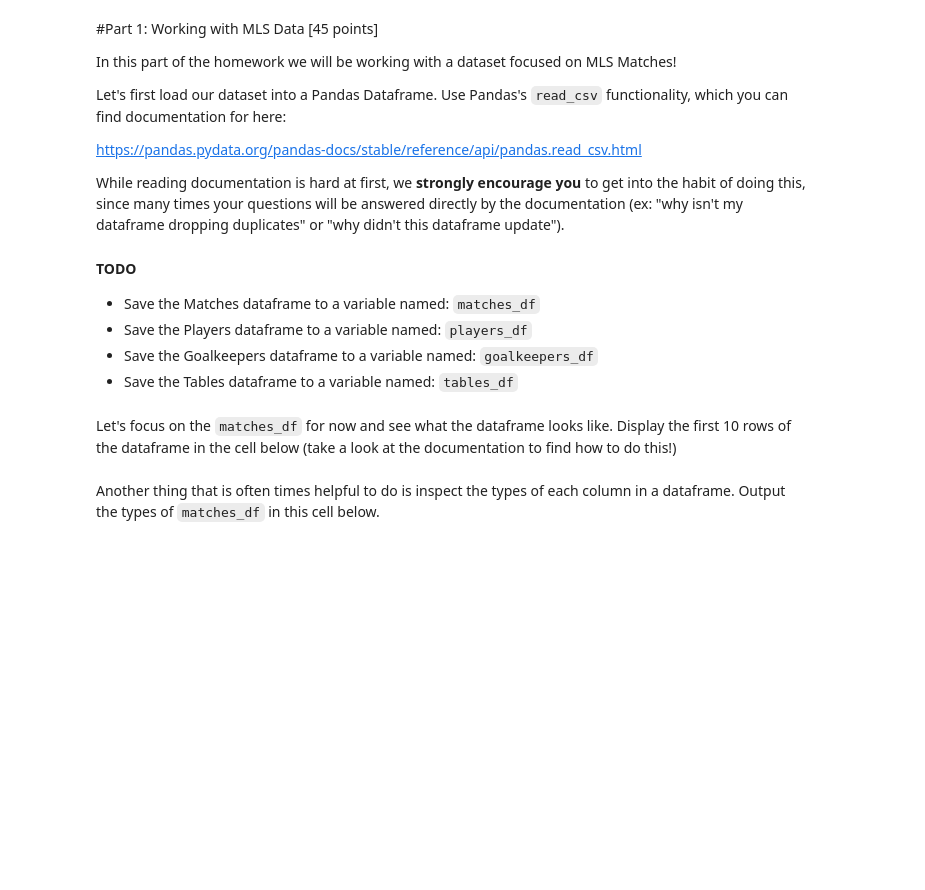
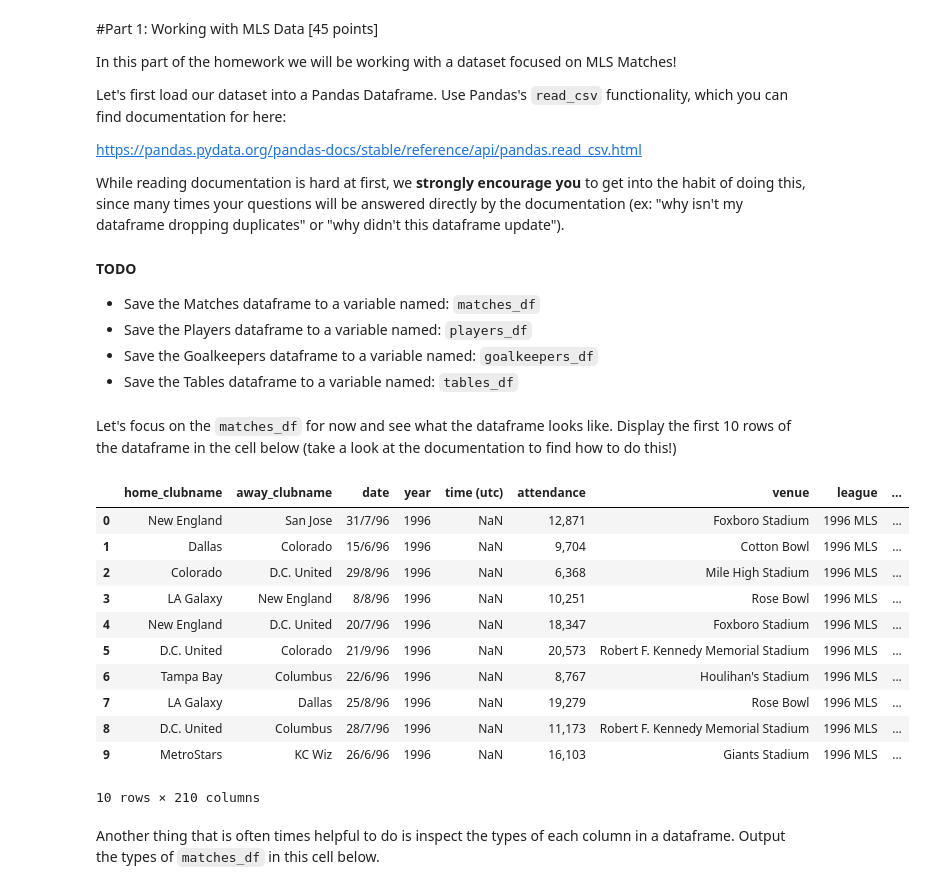
Before and after one commit to HeidiHe2001/big-data-analysis, a Jupyter notebook: Homework_1.ipynb, the cells around one changed output. Saved outputs shown, nothing was run; the diff lists cells and outputs as text; code cells hidden in the pictures; blank space fills up the shorter version.

```diff
--- a/Homework_1.ipynb
+++ b/Homework_1.ipynb
@@ -155,6 +152,20 @@ tables_df =
 Let's focus on the `matches_df` for now and see what the dataframe looks like. Display the first 10 rows of the dataframe in the cell below (take a look at the documentation to find how to do this!)
 # %%
 #TODO: Display the first 10 rows of `matches_df`
+matches_df.head(10)
+# %% [output]
+|  | home_clubname | away_clubname | date | year | time (utc) | attendance | venue | league | ... |
+| 0 | New England | San Jose | 31/7/96 | 1996 | NaN | 12,871 | Foxboro Stadium | 1996 MLS | ... |
+| 1 | Dallas | Colorado | 15/6/96 | 1996 | NaN | 9,704 | Cotton Bowl | 1996 MLS | ... |
+| 2 | Colorado | D.C. United | 29/8/96 | 1996 | NaN | 6,368 | Mile High Stadium | 1996 MLS | ... |
+| 3 | LA Galaxy | New England | 8/8/96 | 1996 | NaN | 10,251 | Rose Bowl | 1996 MLS | ... |
+| 4 | New England | D.C. United | 20/7/96 | 1996 | NaN | 18,347 | Foxboro Stadium | 1996 MLS | ... |
+| 5 | D.C. United | Colorado | 21/9/96 | 1996 | NaN | 20,573 | Robert F. Kennedy Memorial Stadium | 1996 MLS | ... |
+| 6 | Tampa Bay | Columbus | 22/6/96 | 1996 | NaN | 8,767 | Houlihan's Stadium | 1996 MLS | ... |
+| 7 | LA Galaxy | Dallas | 25/8/96 | 1996 | NaN | 19,279 | Rose Bowl | 1996 MLS | ... |
+| 8 | D.C. United | Columbus | 28/7/96 | 1996 | NaN | 11,173 | Robert F. Kennedy Memorial Stadium | 1996 MLS | ... |
+| 9 | MetroStars | KC Wiz | 26/6/96 | 1996 | NaN | 16,103 | Giants Stadium | 1996 MLS | ... |
+10 rows × 210 columns
 # %% [markdown]
 Another thing that is often times helpful to do is inspect the types of each column in a dataframe. Output the types of `matches_df` in this cell below.
 # %%
```
Also changed, not shown: parts of 109 cells of this notebook.
